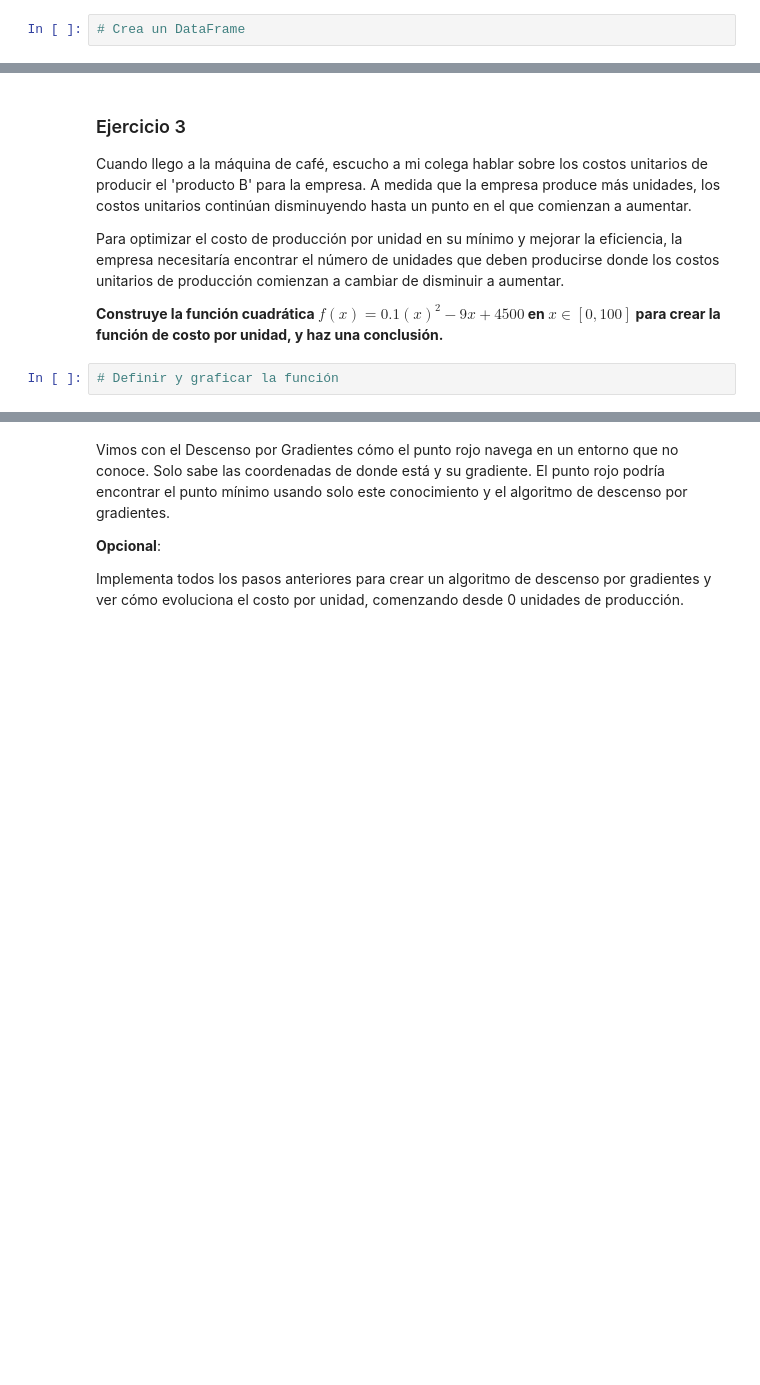
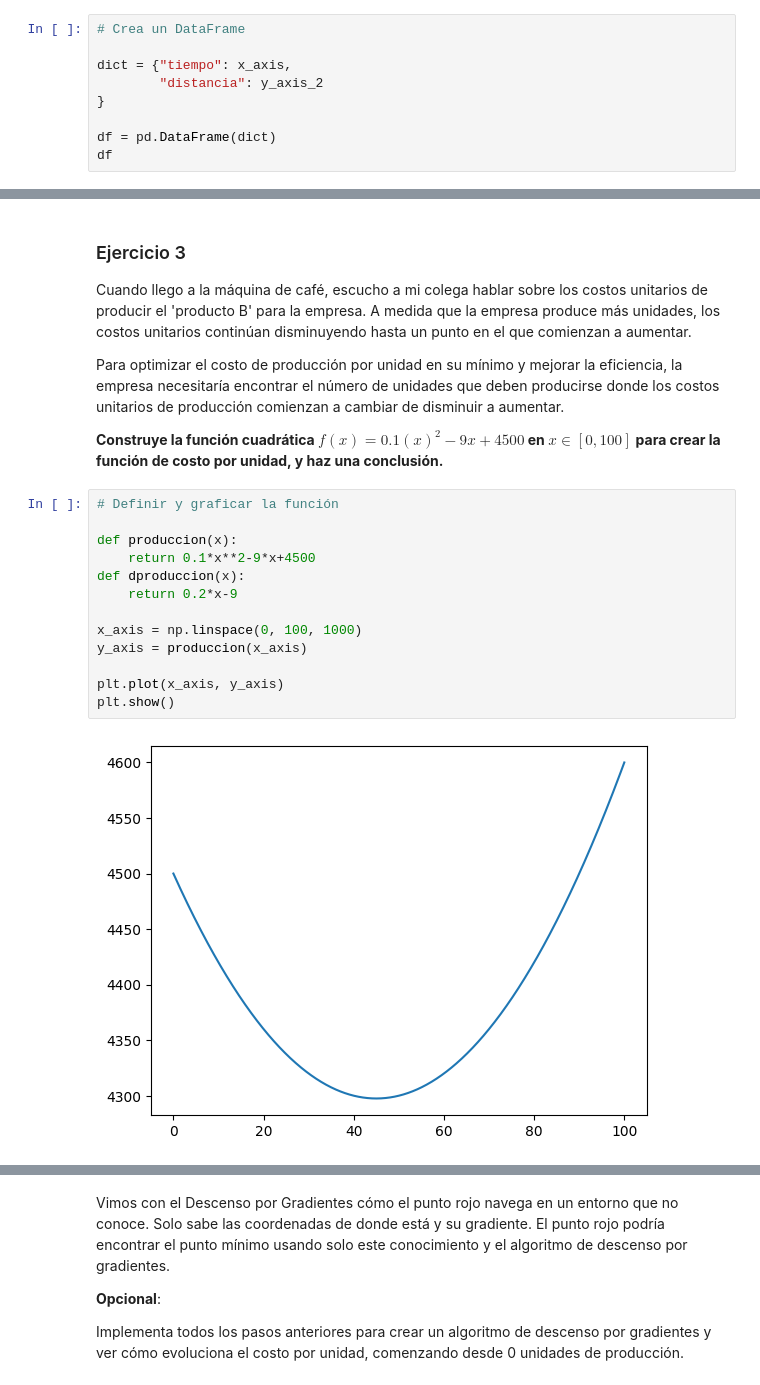
Before and after one commit to ErikCaly/Project-calculus-and-algebra, a Jupyter notebook: notebook/problems.es.ipynb, the cells around one changed output, grey strips where cells are left out. Drawn from its saved outputs; the diff is of its cells as text; blank space fills up the shorter version.

```diff
--- a/notebook/problems.es.ipynb
+++ b/notebook/problems.es.ipynb
@@ -106,2 +133,9 @@ def nueva_distancia(t, a):
 # %%
 # Crea un DataFrame
+
+dict = {"tiempo": x_axis,
+        "distancia": y_axis_2
+}
+
+df = pd.DataFrame(dict)
+df
@@ -276,3 +324,16 @@ Para optimizar el costo de producción por unidad en su mínimo y mejorar la efi
 **Construye la función cuadrática $f(x)=0.1(x)^2−9x +4500$ en $x∈[0,100]$ para crear la función de costo por unidad, y haz una conclusión.**
 # %%
 # Definir y graficar la función
+
+def produccion(x):
+    return 0.1*x**2-9*x+4500
+def dproduccion(x):
+    return 0.2*x-9
+
+x_axis = np.linspace(0, 100, 1000)
+y_axis = produccion(x_axis)
+
+plt.plot(x_axis, y_axis)
+plt.show()
+# %% [output]
+[figure, added]
```
Also changed, not shown: parts of 11 cells of this notebook.
